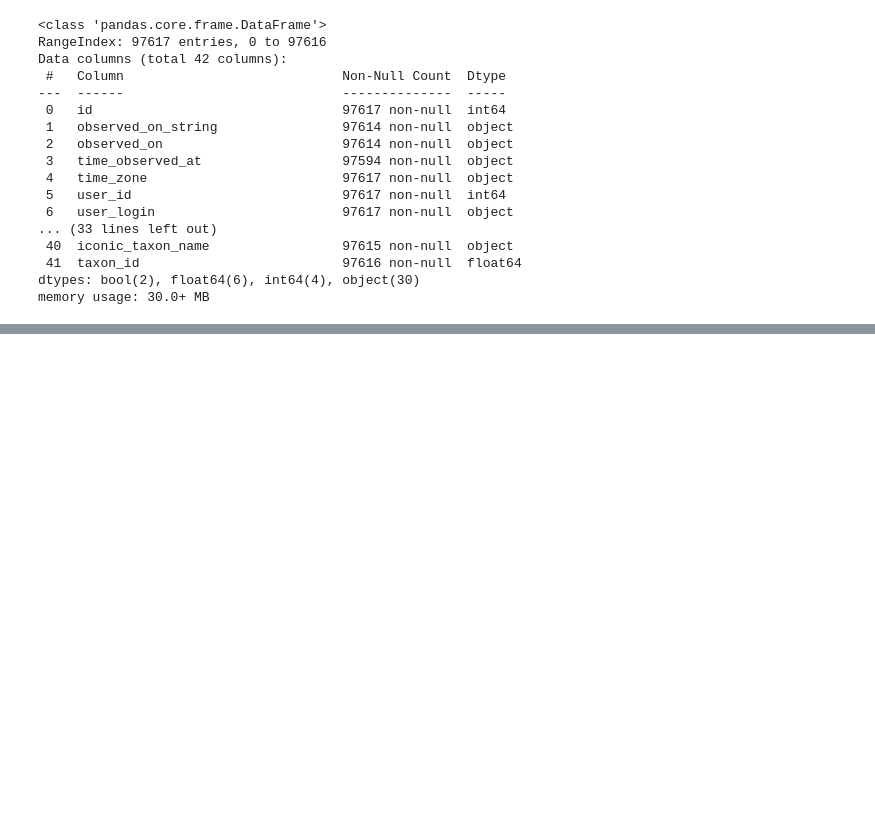
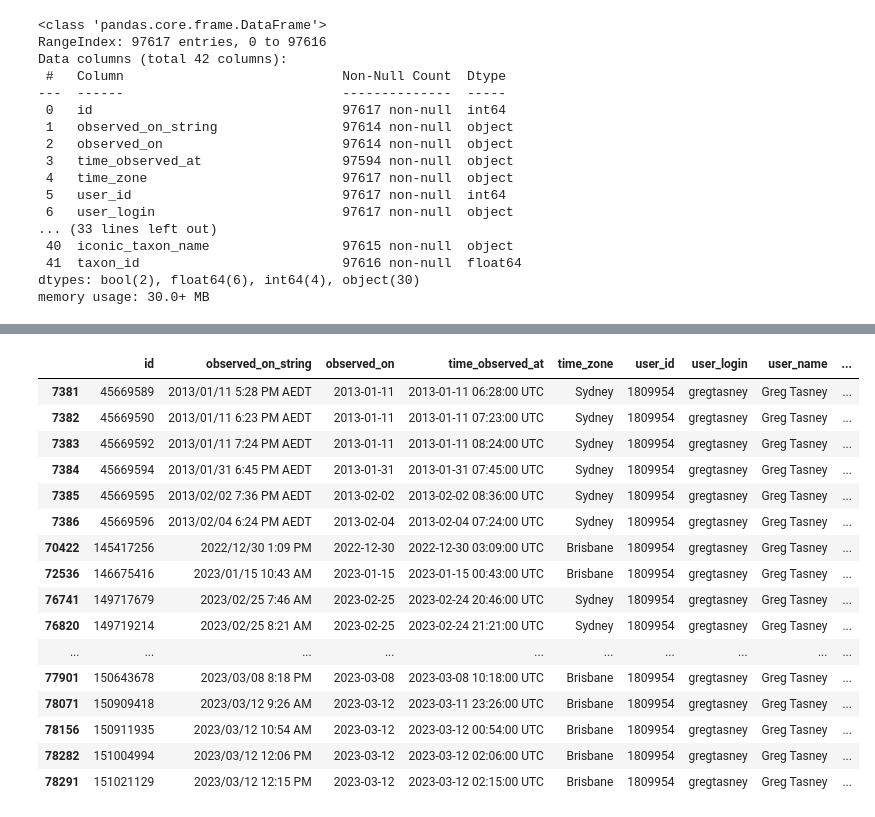
Before and after one commit to mccoolgrime/BrainStationCapstone, a Jupyter notebook: notebooks/01_data_cleaning.ipynb, the cells around one changed output, grey strips where cells are left out. Drawn from its saved outputs; the diff is of its cells as text; code cells hidden in the pictures; blank space fills up the shorter version.

```diff
--- a/notebooks/01_data_cleaning.ipynb
+++ b/notebooks/01_data_cleaning.ipynb
@@ -44,0 +146,20 @@ memory usage: 30.0+ MB
+# %%
+data_gs[data_gs['tag_list'].notnull()].iloc[:, :17]
+# %% [output]
+|  | id | observed_on_string | observed_on | time_observed_at | time_zone | user_id | user_login | user_name | ... |
+| 7381 | 45669589 | 2013/01/11 5:28 PM AEDT | 2013-01-11 | 2013-01-11 06:28:00 UTC | Sydney | 1809954 | gregtasney | Greg Tasney | ... |
+| 7382 | 45669590 | 2013/01/11 6:23 PM AEDT | 2013-01-11 | 2013-01-11 07:23:00 UTC | Sydney | 1809954 | gregtasney | Greg Tasney | ... |
+| 7383 | 45669592 | 2013/01/11 7:24 PM AEDT | 2013-01-11 | 2013-01-11 08:24:00 UTC | Sydney | 1809954 | gregtasney | Greg Tasney | ... |
+| 7384 | 45669594 | 2013/01/31 6:45 PM AEDT | 2013-01-31 | 2013-01-31 07:45:00 UTC | Sydney | 1809954 | gregtasney | Greg Tasney | ... |
+| 7385 | 45669595 | 2013/02/02 7:36 PM AEDT | 2013-02-02 | 2013-02-02 08:36:00 UTC | Sydney | 1809954 | gregtasney | Greg Tasney | ... |
+| 7386 | 45669596 | 2013/02/04 6:24 PM AEDT | 2013-02-04 | 2013-02-04 07:24:00 UTC | Sydney | 1809954 | gregtasney | Greg Tasney | ... |
+| 70422 | 145417256 | 2022/12/30 1:09 PM | 2022-12-30 | 2022-12-30 03:09:00 UTC | Brisbane | 1809954 | gregtasney | Greg Tasney | ... |
+| 72536 | 146675416 | 2023/01/15 10:43 AM | 2023-01-15 | 2023-01-15 00:43:00 UTC | Brisbane | 1809954 | gregtasney | Greg Tasney | ... |
+| 76741 | 149717679 | 2023/02/25 7:46 AM | 2023-02-25 | 2023-02-24 20:46:00 UTC | Sydney | 1809954 | gregtasney | Greg Tasney | ... |
+| 76820 | 149719214 | 2023/02/25 8:21 AM | 2023-02-25 | 2023-02-24 21:21:00 UTC | Sydney | 1809954 | gregtasney | Greg Tasney | ... |
+| ... | ... | ... | ... | ... | ... | ... | ... | ... | ... |
+| 77901 | 150643678 | 2023/03/08 8:18 PM | 2023-03-08 | 2023-03-08 10:18:00 UTC | Brisbane | 1809954 | gregtasney | Greg Tasney | ... |
+| 78071 | 150909418 | 2023/03/12 9:26 AM | 2023-03-12 | 2023-03-11 23:26:00 UTC | Brisbane | 1809954 | gregtasney | Greg Tasney | ... |
+| 78156 | 150911935 | 2023/03/12 10:54 AM | 2023-03-12 | 2023-03-12 00:54:00 UTC | Brisbane | 1809954 | gregtasney | Greg Tasney | ... |
+| 78282 | 151004994 | 2023/03/12 12:06 PM | 2023-03-12 | 2023-03-12 02:06:00 UTC | Brisbane | 1809954 | gregtasney | Greg Tasney | ... |
+| 78291 | 151021129 | 2023/03/12 12:15 PM | 2023-03-12 | 2023-03-12 02:15:00 UTC | Brisbane | 1809954 | gregtasney | Greg Tasney | ... |
```
Also changed, not shown: parts of 23 cells of this notebook.
